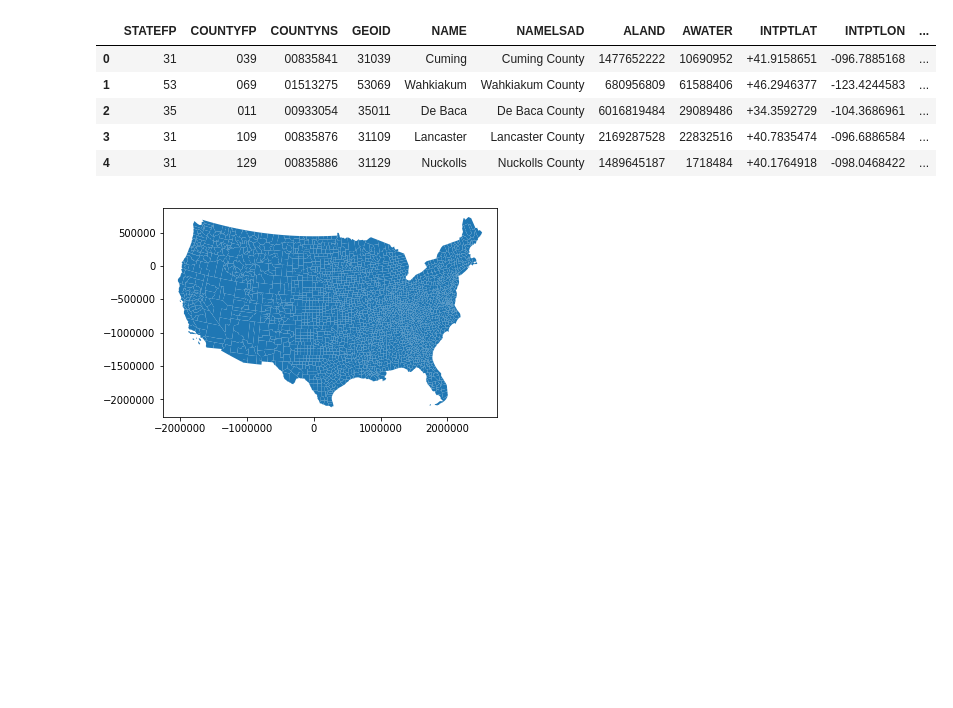
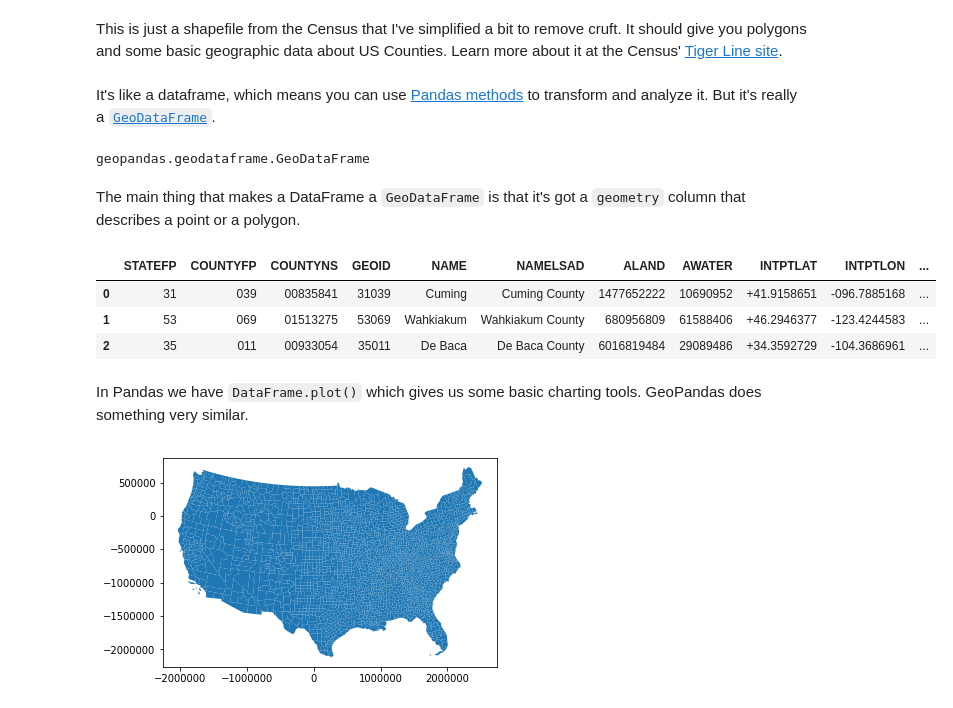
Before and after one commit to scottpham/nicar19-geopandas, a Jupyter notebook: notebooks/1_basic_mapping.ipynb, the cells around one changed output. Cells and saved outputs as stored; diff of their text form; code cells hidden in the pictures; blank space fills up the shorter version.

```diff
--- a/notebooks/1_basic_mapping.ipynb
+++ b/notebooks/1_basic_mapping.ipynb
@@ -4,15 +10,25 @@ import geopandas as gpd
 counties = gpd.read_file(
     "../output/counties_simple/counties_simple.shp"
 )
+# %% [markdown]
+This is just a shapefile from the Census that I've simplified a bit to remove cruft. It should give you polygons and some basic geographic data about US Counties. Learn more about it at the Census' [Tiger Line site](https://www.census.gov/geo/maps-data/data/tiger-line.html).
+# %% [markdown]
+It's like a dataframe, which means you can use [Pandas methods](https://pandas.pydata.org/pandas-docs/stable/reference/api/pandas.DataFrame.html) to transform and analyze it. But it's really a [`GeoDataFrame`](http://geopandas.org/data_structures.html).
+# %%
+type(counties)
+# %% [output]
+geopandas.geodataframe.GeoDataFrame
+# %% [markdown]
+The main thing that makes a DataFrame a `GeoDataFrame` is that it's got a `geometry` column that describes a point or a polygon.
 # %%
-counties.head(5)
+counties.head(3)
 # %% [output]
 |  | STATEFP | COUNTYFP | COUNTYNS | GEOID | NAME | NAMELSAD | ALAND | AWATER | INTPTLAT | INTPTLON | ... |
 | 0 | 31 | 039 | 00835841 | 31039 | Cuming | Cuming County | 1477652222 | 10690952 | +41.9158651 | -096.7885168 | ... |
 | 1 | 53 | 069 | 01513275 | 53069 | Wahkiakum | Wahkiakum County | 680956809 | 61588406 | +46.2946377 | -123.4244583 | ... |
 | 2 | 35 | 011 | 00933054 | 35011 | De Baca | De Baca County | 6016819484 | 29089486 | +34.3592729 | -104.3686961 | ... |
-| 3 | 31 | 109 | 00835876 | 31109 | Lancaster | Lancaster County | 2169287528 | 22832516 | +40.7835474 | -096.6886584 | ... |
-| 4 | 31 | 129 | 00835886 | 31129 | Nuckolls | Nuckolls County | 1489645187 | 1718484 | +40.1764918 | -098.0468422 | ... |
+# %% [markdown]
+In Pandas we have `DataFrame.plot()` which gives us some basic charting tools. GeoPandas does something very similar.
 # %%
 counties.plot();
 # %% [output]
```
Also changed, not shown: parts of 14 cells of this notebook, 3 other files.
